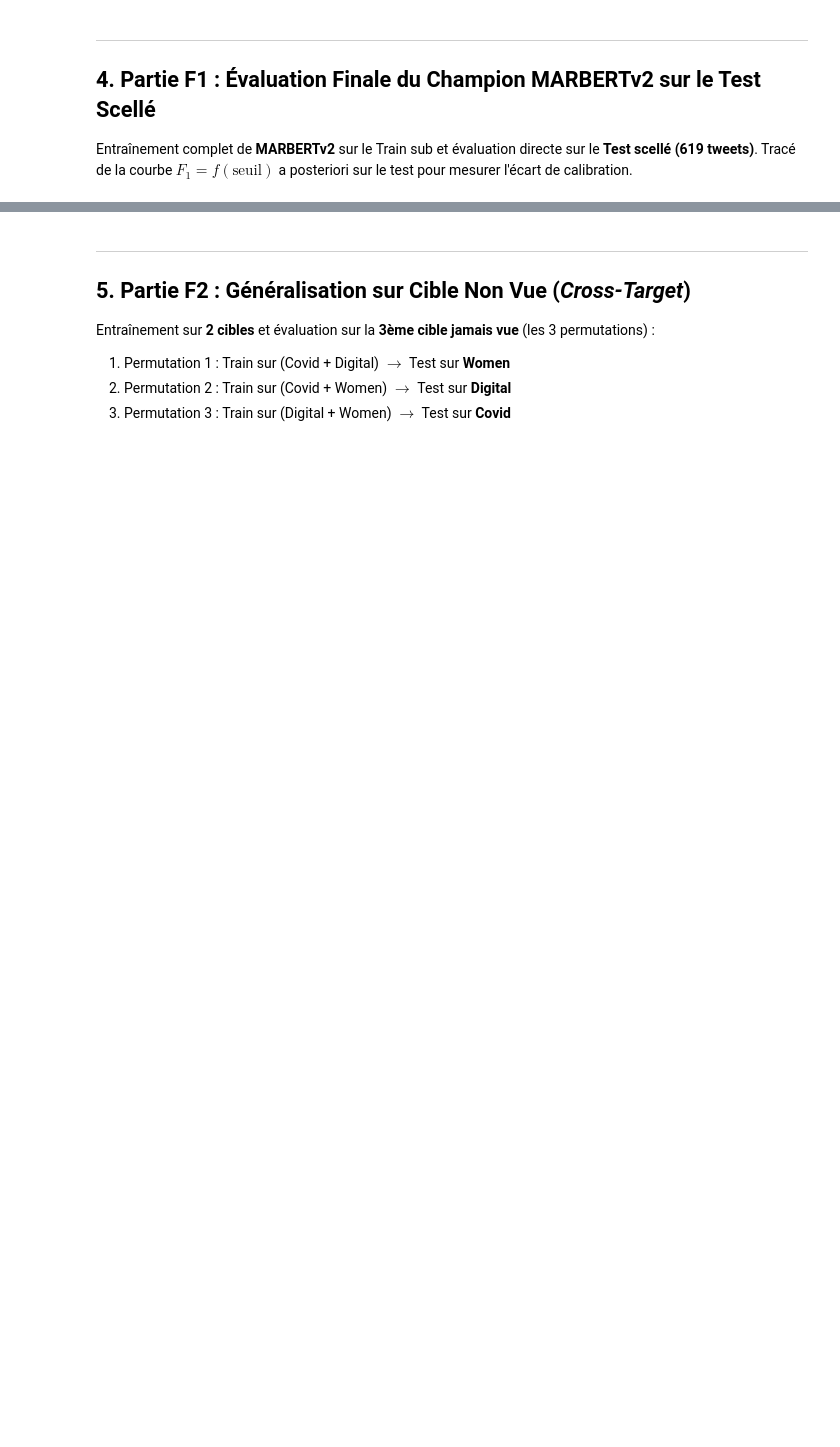
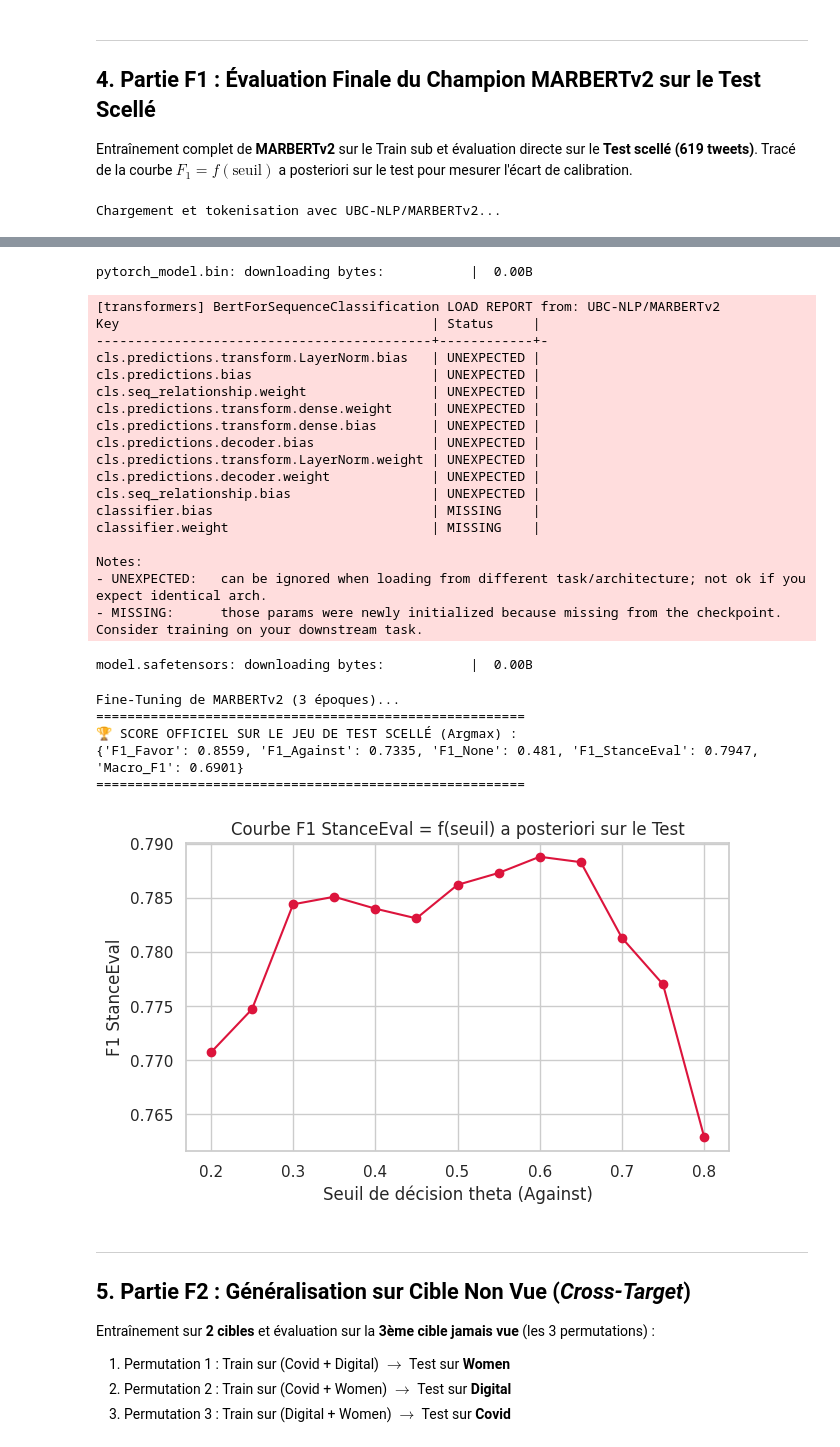
Before and after one commit to AbdelhamidRb/stance-arabic-covid, a Jupyter notebook: notebooks/05_evaluation_and_robustness.ipynb, the cells around one changed output, grey strips where cells are left out. Saved outputs shown, nothing was run; the diff lists cells and outputs as text; code cells hidden in the pictures; blank space fills up the shorter version.

```diff
--- a/notebooks/05_evaluation_and_robustness.ipynb
+++ b/notebooks/05_evaluation_and_robustness.ipynb
@@ -201,8 +218,7 @@ y_test_true = test_df['stance'].values
 # Score standard (argmax) sur Test
 test_preds_std = [id2stance[i] for i in np.argmax(test_probs, axis=1)]
 m_test_std = compute_stance_metrics(y_test_true, test_preds_std)
-print("
-=======================================================")
+print("=======================================================")
 print("🏆 SCORE OFFICIEL SUR LE JEU DE TEST SCELLÉ (Argmax) :")
 print(m_test_std)
 print("=======================================================")
@@ -230,3 +246,5 @@ plt.xlabel("Seuil de décision theta (Against)")
 plt.ylabel("F1 StanceEval")
 plt.grid(True)
 plt.show()
+# %% [output]
+Chargement et tokenisation avec UBC-NLP/MARBERTv2...
@@ -233,3 +253,29 @@ plt.show()
+pytorch_model.bin: downloading bytes:           |  0.00B
+[transformers] BertForSequenceClassification LOAD REPORT from: UBC-NLP/MARBERTv2
+Key                                        | Status     |
+-------------------------------------------+------------+-
+cls.predictions.transform.LayerNorm.bias   | UNEXPECTED |
+cls.predictions.bias                       | UNEXPECTED |
+cls.seq_relationship.weight                | UNEXPECTED |
+cls.predictions.transform.dense.weight     | UNEXPECTED |
+cls.predictions.transform.dense.bias       | UNEXPECTED |
+cls.predictions.decoder.bias               | UNEXPECTED |
+cls.predictions.transform.LayerNorm.weight | UNEXPECTED |
+cls.predictions.decoder.weight             | UNEXPECTED |
+cls.seq_relationship.bias                  | UNEXPECTED |
+classifier.bias                            | MISSING    |
+classifier.weight                          | MISSING    |
+
+Notes:
+- UNEXPECTED:   can be ignored when loading from different task/architecture; not ok if you expect identical arch.
+- MISSING:      those params were newly initialized because missing from the checkpoint. Consider training on your downstream task.
+model.safetensors: downloading bytes:           |  0.00B
+Fine-Tuning de MARBERTv2 (3 époques)...
+=======================================================
+🏆 SCORE OFFICIEL SUR LE JEU DE TEST SCELLÉ (Argmax) :
+{'F1_Favor': 0.8559, 'F1_Against': 0.7335, 'F1_None': 0.481, 'F1_StanceEval': 0.7947, 'Macro_F1': 0.6901}
+=======================================================
+[figure, added]
 # %% [markdown]
 ---
 ## 5. Partie F2 : Généralisation sur Cible Non Vue (*Cross-Target*)
```
Also changed, not shown: parts of 9 cells of this notebook.
